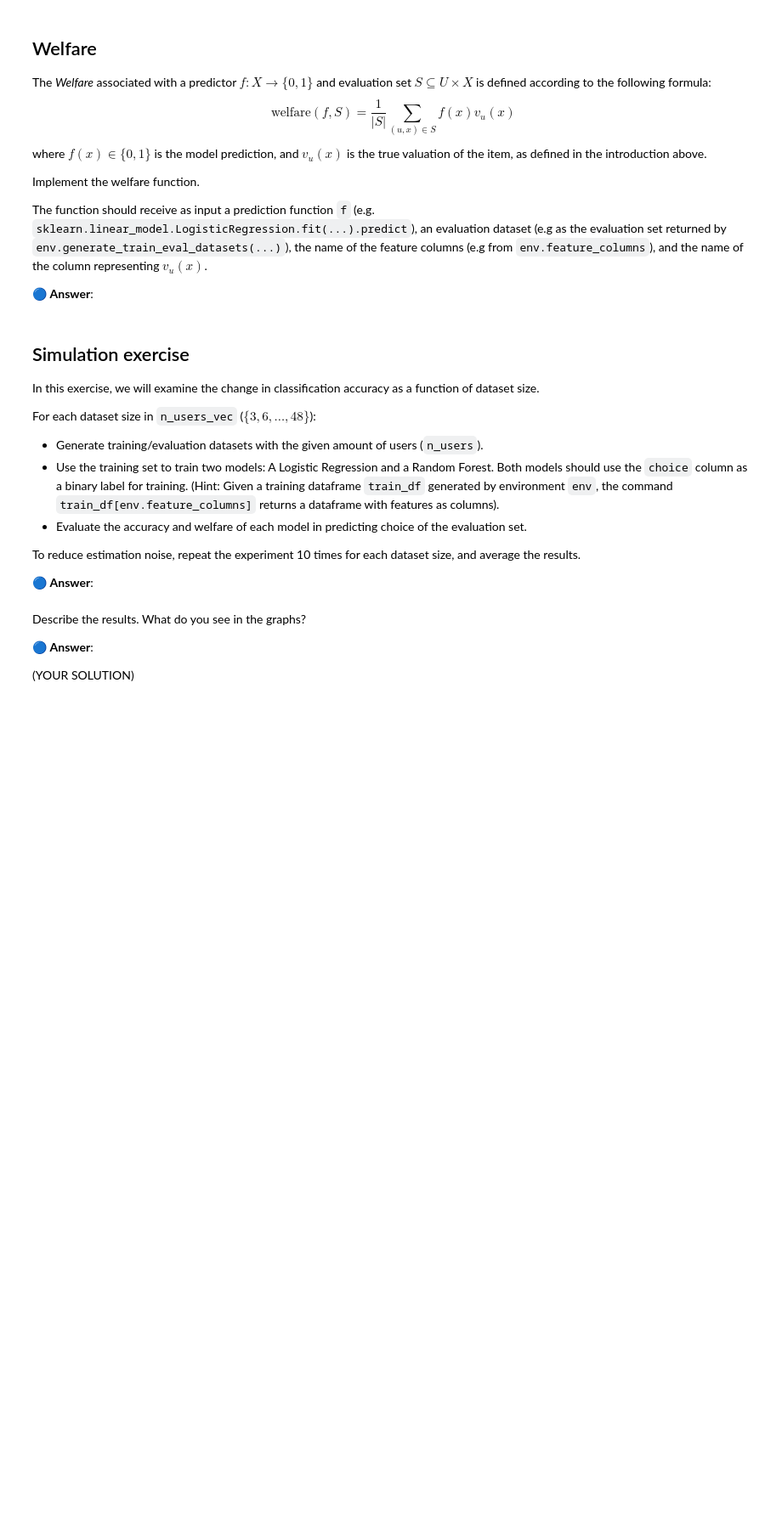
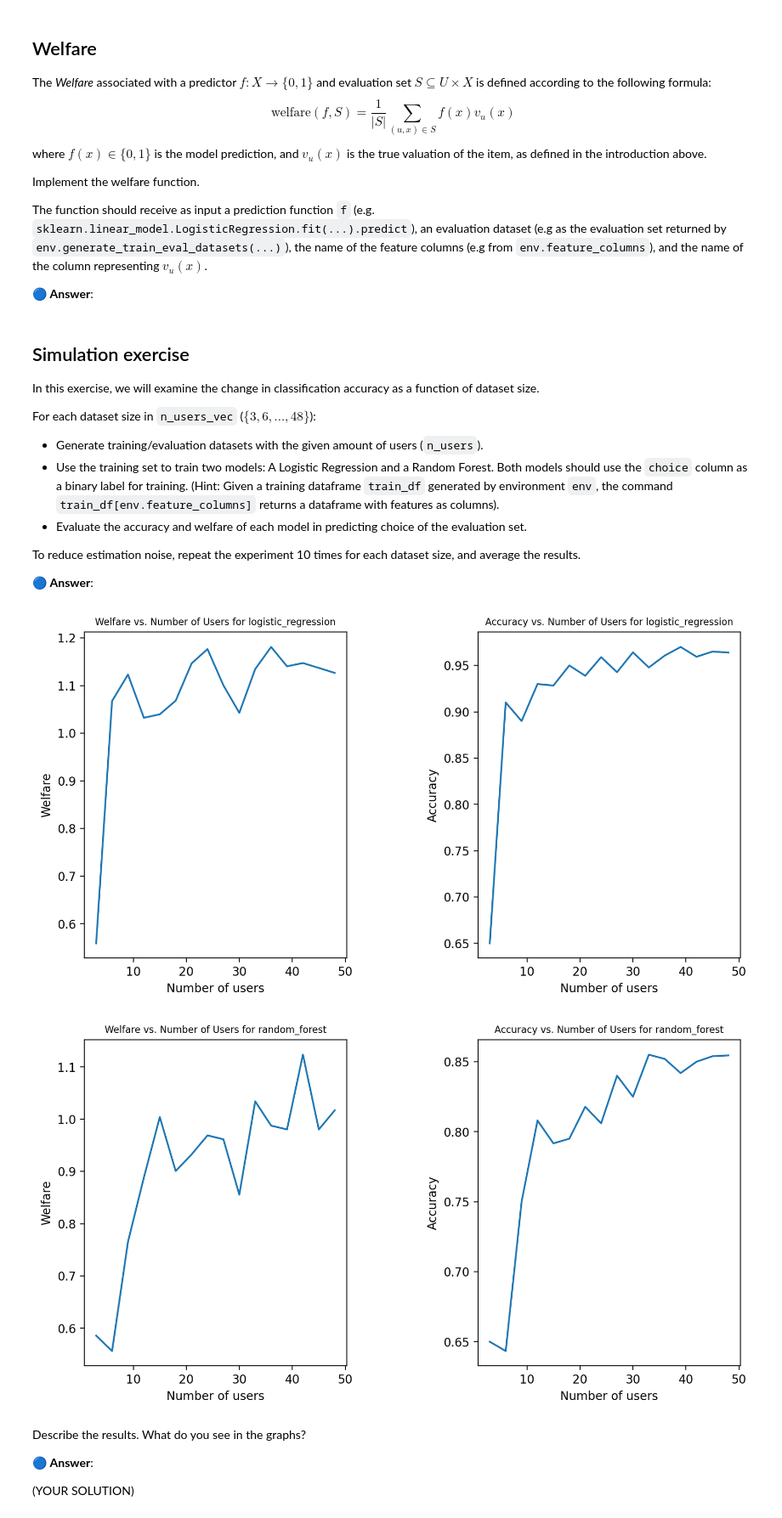
Before and after one commit to ashalem/ML_Human, a Jupyter notebook: HW1_W2024_students_75d4.ipynb, the cells around one changed output. Shown at 85% size. Drawn from its saved outputs; the diff is of its cells as text; code cells hidden in the pictures; blank space fills up the shorter version.

```diff
--- a/HW1_W2024_students_75d4.ipynb
+++ b/HW1_W2024_students_75d4.ipynb
@@ -296,6 +335,9 @@ def welfare(f, eval_df, feature_columns, value_column):
     welfare : float
     """
     ## YOUR SOLUTION
+    eval_df['f_x'] = f(eval_df[feature_columns])
+    eval_df['welfare'] = eval_df['f_x'] * eval_df[value_column]
+    return eval_df['welfare'].mean()
 # %% [markdown]
 ## Simulation exercise
 
@@ -326,3 +356,49 @@ models = {
+# %%
+import sklearn.linear_model
+import sklearn.ensemble
+
+n_repetitions = 10
+n_users_vec = np.arange(3,50,3)
+models = {
+    'logistic_regression': sklearn.linear_model.LogisticRegression,
+    'random_forest': sklearn.ensemble.RandomForestClassifier,
+}
+
+def plot_welfare_and_acc_vs_num_of_users(model_to_welfare_and_accuracy_df, model_name):
+    plt.figure(figsize=(10,5))
+    plt.subplot(1,2,1)
+    plt.subplots_adjust(wspace=0.5)
+    plt.plot(model_to_welfare_and_accuracy_df[model_name].index, model_to_welfare_and_accuracy_df[model_name]['welfare'])
+    plt.xlabel('Number of users')
+    plt.ylabel('Welfare')
+    plt.title(f'Welfare vs. Number of Users for {model_name}', fontsize=8)
+    plt.subplot(1,2,2)
+    plt.plot(model_to_welfare_and_accuracy_df[model_name].index, model_to_welfare_and_accuracy_df[model_name]['accuracy'])
+    plt.xlabel('Number of users')
+    plt.ylabel('Accuracy')
+    plt.title(f'Accuracy vs. Number of Users for {model_name}', fontsize=8)
+    plt.show()
+
+## YOUR SOLUTION
+model_to_welfare_and_accuracy_df = { model_name: pd.DataFrame() for model_name in models.keys() }
+for model_name, model_class in models.items():
+    for num_of_users in n_users_vec:
+        welfare_values = []
+        accuracies = []
+        for _ in tqdm(range(n_repetitions)):
+            env = RationalBinaryChoiceEnvironment()
+            train_df, eval_df = env.generate_train_eval_datasets(num_of_users)
+            model_is_item_chosen = model_class()
+            model_is_item_chosen.fit(train_df[env.feature_columns], train_df['choice'])
+            f = lambda x: model_is_item_chosen.predict(x)
+            welfare_values.append(welfare(f, eval_df, env.feature_columns, 'true_value'))
+            accuracies.append(model_is_item_chosen.score(eval_df[env.feature_columns], eval_df['choice']))
+        model_to_welfare_and_accuracy_df[model_name].loc[num_of_users, 'welfare'] = np.mean(welfare_values)
+        model_to_welfare_and_accuracy_df[model_name].loc[num_of_users, 'accuracy'] = np.mean(accuracies)
+    plot_welfare_and_acc_vs_num_of_users(model_to_welfare_and_accuracy_df, model_name)
+# %% [output]
+[figure, added]
+[figure, added]
 # %% [markdown]
 Describe the results. What do you see in the graphs?
 
```
Also changed, not shown: parts of 11 cells of this notebook.
